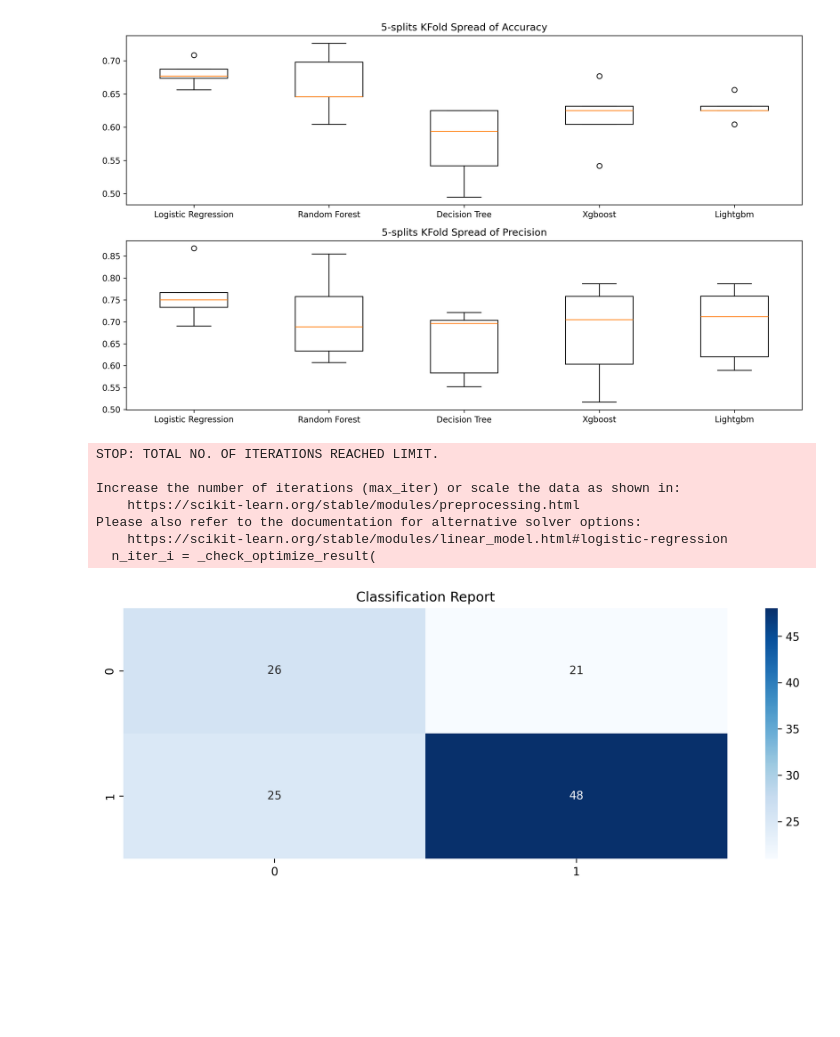
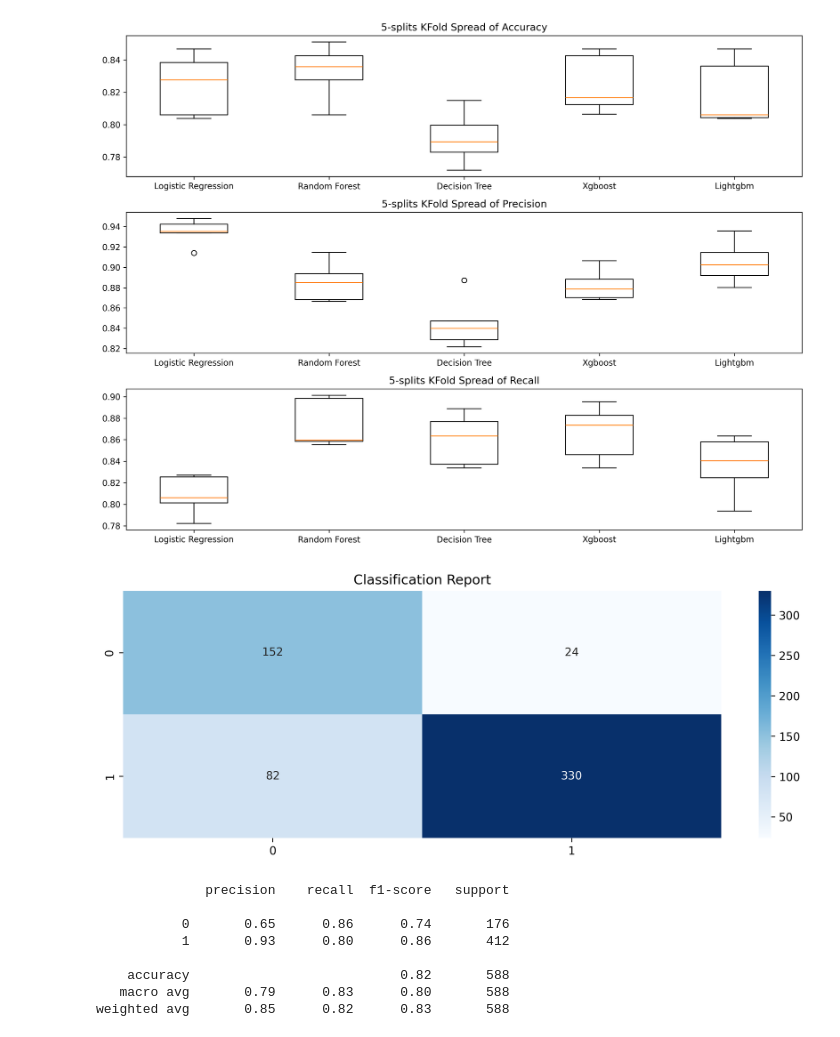
Before and after one commit to mundundan-star/online-retail-customer-analytics, a Jupyter notebook: 5.0 Churn_Model_Selection and Evaluation.ipynb, the cells around one changed output. Saved outputs shown, nothing was run; the diff lists cells and outputs as text; code cells hidden in the pictures; blank space fills up the shorter version.

```diff
--- a/5.0 Churn_Model_Selection and Evaluation.ipynb
+++ b/5.0 Churn_Model_Selection and Evaluation.ipynb
@@ -67,8 +67,9 @@ from lightgbm import LGBMClassifier
 from sklearn.model_selection import train_test_split, KFold, cross_val_score
 from sklearn.metrics import classification_report, confusion_matrix
 from sklearn.preprocessing import StandardScaler
+from sklearn.pipeline import make_pipeline
 
-X = df.drop('Churned', axis = 1)
+X = df.drop(['Churned', 'CustomerID'], axis = 1)
 X = pd.get_dummies(X, drop_first = True)
 features = X.columns
 X = X.values
@@ -88,14 +89,18 @@ models = [("Logistic Regression", LogisticRegression(max_iter = 1000, class_weig
 model_name = []
 accuracy_avg = []
 precision_avg = []
+recall_avg = []
 for name, model in models:
+  pipeline = make_pipeline(scaler, model)
   kf = KFold(n_splits = 5, shuffle = True, random_state = 42)
-  accuracy_scores = cross_val_score(model, X_train, y_train, cv = kf, scoring = 'accuracy')
+  accuracy_scores = cross_val_score(pipeline, X_train, y_train, cv = kf, scoring = 'accuracy')
   precision_scores = cross_val_score(model, X_train, y_train, cv = kf, scoring = 'precision')
+  recall_scores = cross_val_score(model, X_train, y_train, cv = kf, scoring = 'recall')
 
   model_name.append(name)
   accuracy_avg.append(accuracy_scores)
   precision_avg.append(precision_scores)
+  recall_avg.append(recall_scores)
 # %% [output]
 STOP: TOTAL NO. OF ITERATIONS REACHED LIMIT.
 
@@ -151,17 +231,20 @@ And if memory is not enough, you can set `force_col_wise=true`.
 # %%
-fig, (ax1, ax2) = plt.subplots(2,1, figsize = (12,7), dpi = 300)
+fig, (ax1, ax2, ax3) = plt.subplots(3,1, figsize = (12,9), dpi = 300)
 ax1.boxplot(accuracy_avg, labels = model_name)
 ax1.set_title("5-splits KFold Spread of Accuracy")
 ax2.boxplot(precision_avg, labels = model_name)
 ax2.set_title("5-splits KFold Spread of Precision")
+ax3.boxplot(recall_avg, labels = model_name)
+ax3.set_title("5-splits KFold Spread of Recall")
 plt.tight_layout()
 plt.show()
 # %% [output]
-[figure, old version]
+[figure, new version]
 # %%
-model = LogisticRegression(random_state = 42, class_weight = 'balanced')
-model.fit(X_train, y_train)
-y_pred = model.predict(X_test)
+model = LogisticRegression(max_iter = 1000, class_weight = 'balanced')
+pipeline = make_pipeline(scaler, model)
+pipeline.fit(X_train, y_train)
+y_pred = pipeline.predict(X_test)
 
 c_matrix = confusion_matrix(y_test, y_pred)
 
@@ -169,12 +252,15 @@ plt.figure(figsize = (12,4), dpi = 300)
 sns.heatmap(c_matrix, cmap='Blues', annot = True, fmt = 'g')
 plt.title("Classification Report")
 plt.show()
+
+print(classification_report(y_test, y_pred))
 # %% [output]
+[figure, new version]
-STOP: TOTAL NO. OF ITERATIONS REACHED LIMIT.
+              precision    recall  f1-score   support
 
-Increase the number of iterations (max_iter) or scale the data as shown in:
-    https://scikit-learn.org/stable/modules/preprocessing.html
-Please also refer to the documentation for alternative solver options:
-    https://scikit-learn.org/stable/modules/linear_model.html#logistic-regression
-  n_iter_i = _check_optimize_result(
+           0       0.65      0.86      0.74       176
+           1       0.93      0.80      0.86       412
+
+    accuracy                           0.82       588
+   macro avg       0.79      0.83      0.80       588
+weighted avg       0.85      0.82      0.83       588
-[figure, old version]
```
Also changed, not shown: parts of 5 cells of this notebook.
